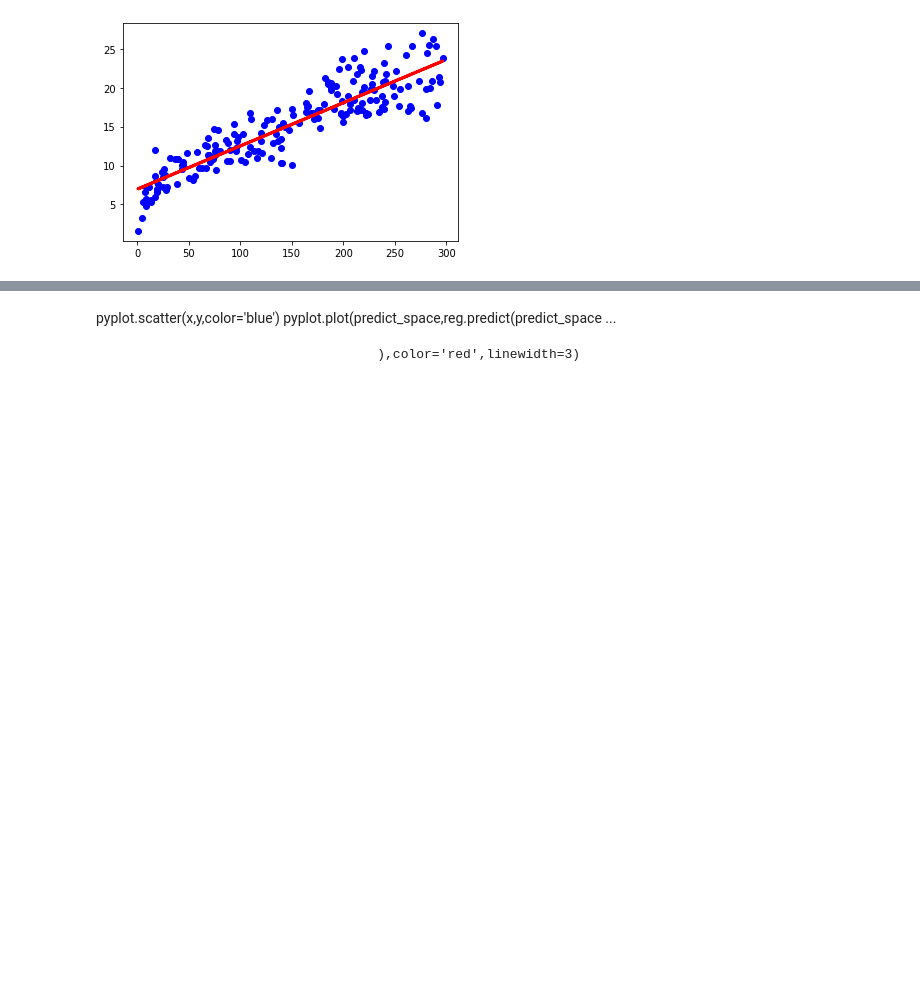
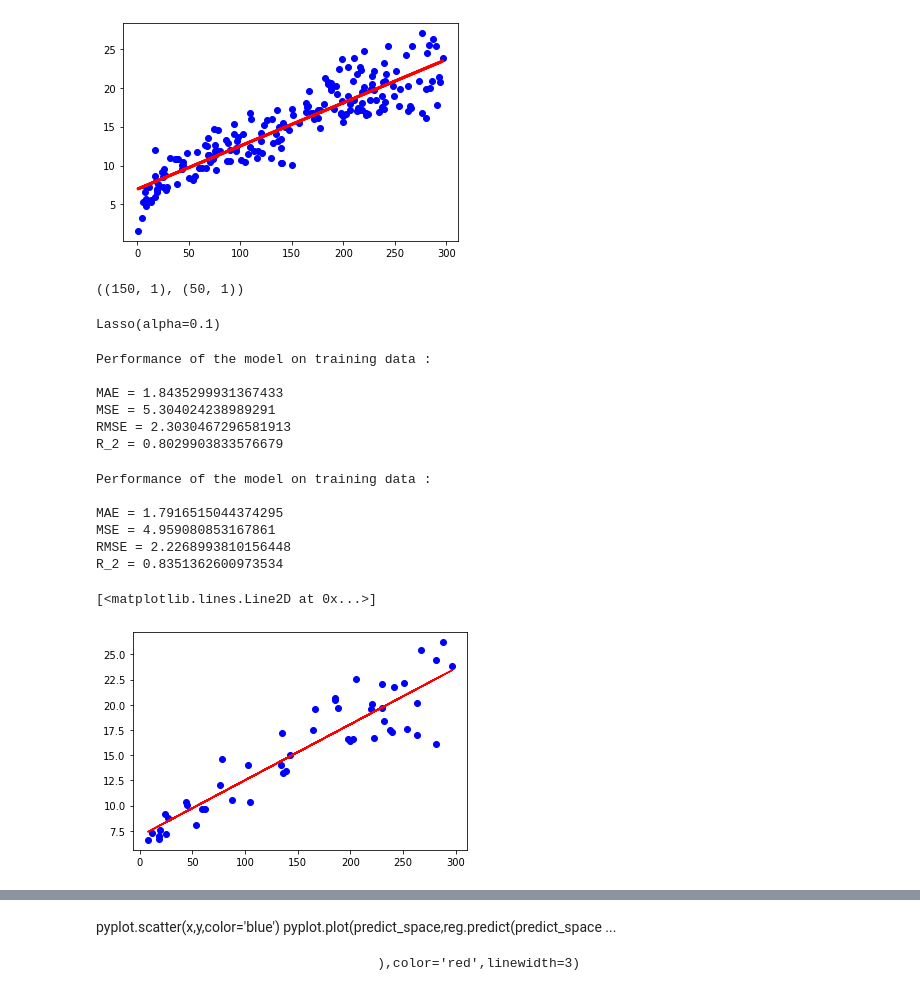
Before and after one commit to MADDIPATIGOWTHAM/FML, a Jupyter notebook: Univarient.ipynb, the cells around one changed output, grey strips where cells are left out. Drawn from its saved outputs; the diff is of its cells as text; code cells hidden in the pictures; blank space fills up the shorter version.

```diff
--- a/Univarient.ipynb
+++ b/Univarient.ipynb
@@ -100,3 +105,47 @@ pyplot.plot(x,reg.predict(x),color='red',linewidth=3)
 # %% [output]
 [<matplotlib.lines.Line2D at 0x...>]
 [figure]
+# %%
+x_train,x_test,y_train,y_test=train_test_split(x,y,test_size=0.25,random_state=30)
+x_train.shape,x_test.shape
+# %% [output]
+((150, 1), (50, 1))
+# %%
+reg=Lasso(alpha=0.1)
+reg.fit(x_train,y_train)
+# %% [output]
+Lasso(alpha=0.1)
+# %%
+y_pred1 = reg.predict(x_train)
+print(f'Performance of the model on training data :\n')
+print(f'MAE = {mean_absolute_error(y_train, y_pred1)}')
+print(f'MSE = {mean_squared_error(y_train, y_pred1)}')
+print(f'RMSE = {np.sqrt(mean_squared_error(y_train, y_pred1))}')
+print(f'R_2 = {r2_score(y_train, y_pred1)}')
+# %% [output]
+Performance of the model on training data :
+
+MAE = 1.8435299931367433
+MSE = 5.304024238989291
+RMSE = 2.3030467296581913
+R_2 = 0.8029903833576679
+# %%
+y_pred2 = reg.predict(x_test)
+print(f'Performance of the model on training data :\n')
+print(f'MAE = {mean_absolute_error(y_test, y_pred2)}')
+print(f'MSE = {mean_squared_error(y_test, y_pred2)}')
+print(f'RMSE = {np.sqrt(mean_squared_error(y_test, y_pred2))}')
+print(f'R_2 = {r2_score(y_test, y_pred2)}')
+# %% [output]
+Performance of the model on training data :
+
+MAE = 1.7916515044374295
+MSE = 4.959080853167861
+RMSE = 2.2268993810156448
+R_2 = 0.8351362600973534
+# %%
+pyplot.scatter(x_test,y_test,color='blue')
+pyplot.plot(x_test,y_pred2,color='red')
+# %% [output]
+[<matplotlib.lines.Line2D at 0x...>]
+[figure, added]
```
Also changed, not shown: parts of 3 cells of this notebook.
